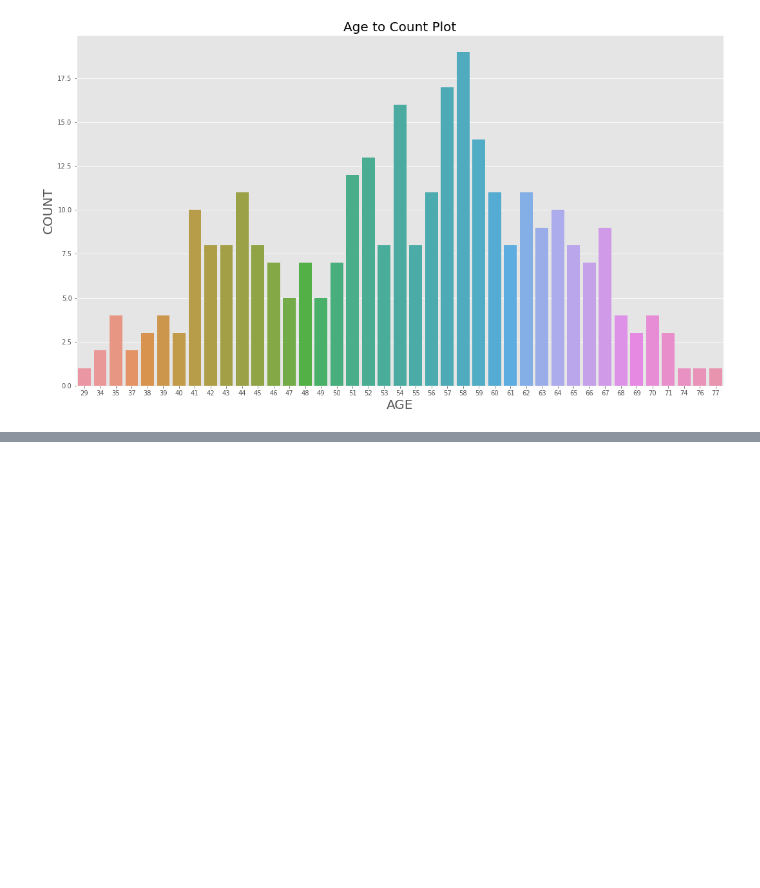
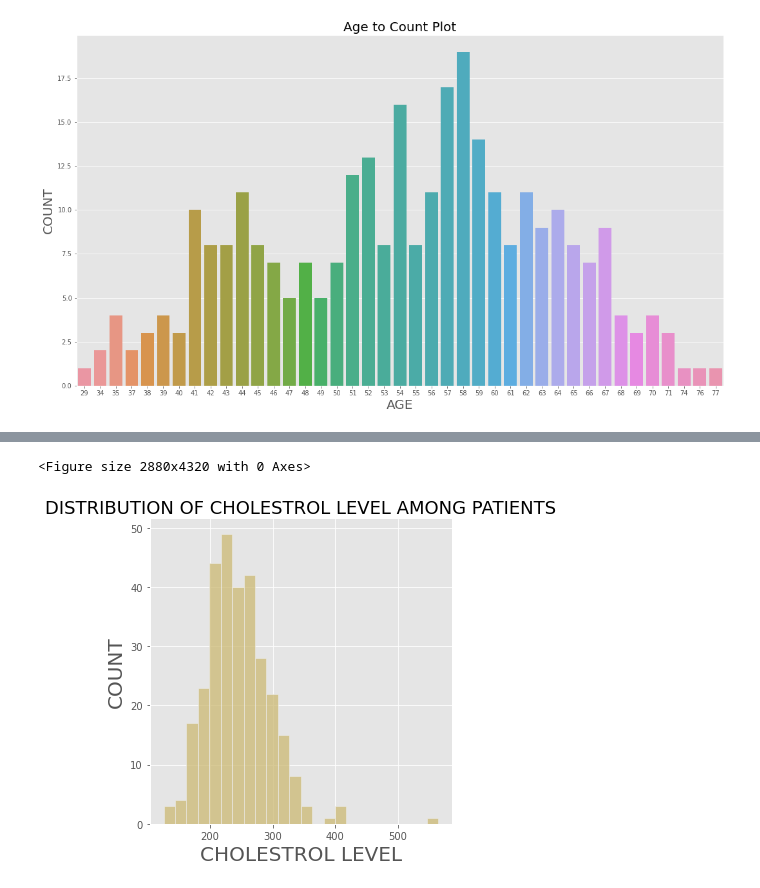
Before and after one commit to siddharthshenoy/heart, a Jupyter notebook: heartAttackPrediction.ipynb, the cells around one changed output, grey strips where cells are left out. Saved outputs shown, nothing was run; the diff lists cells and outputs as text; code cells hidden in the pictures; blank space fills up the shorter version.

```diff
--- a/heartAttackPrediction.ipynb
+++ b/heartAttackPrediction.ipynb
@@ -63,0 +108,13 @@ plt.show()
+# %%
+# Cholestrol distribution vs patients count
+plt.figure(figsize=(40,60))
+plt.style.use("ggplot")
+sns.set_color_codes()
+sns.displot(train_df["chol"],color="y")
+plt.title("DISTRIBUTION OF CHOLESTROL LEVEL AMONG PATIENTS",fontsize=18)
+plt.xlabel("CHOLESTROL LEVEL",fontsize=20)
+plt.ylabel("COUNT",fontsize=20)
+plt.show()
+# %% [output]
+<Figure size 2880x4320 with 0 Axes>
+[figure, added]
```
Also changed, not shown: parts of 7 cells of this notebook.
